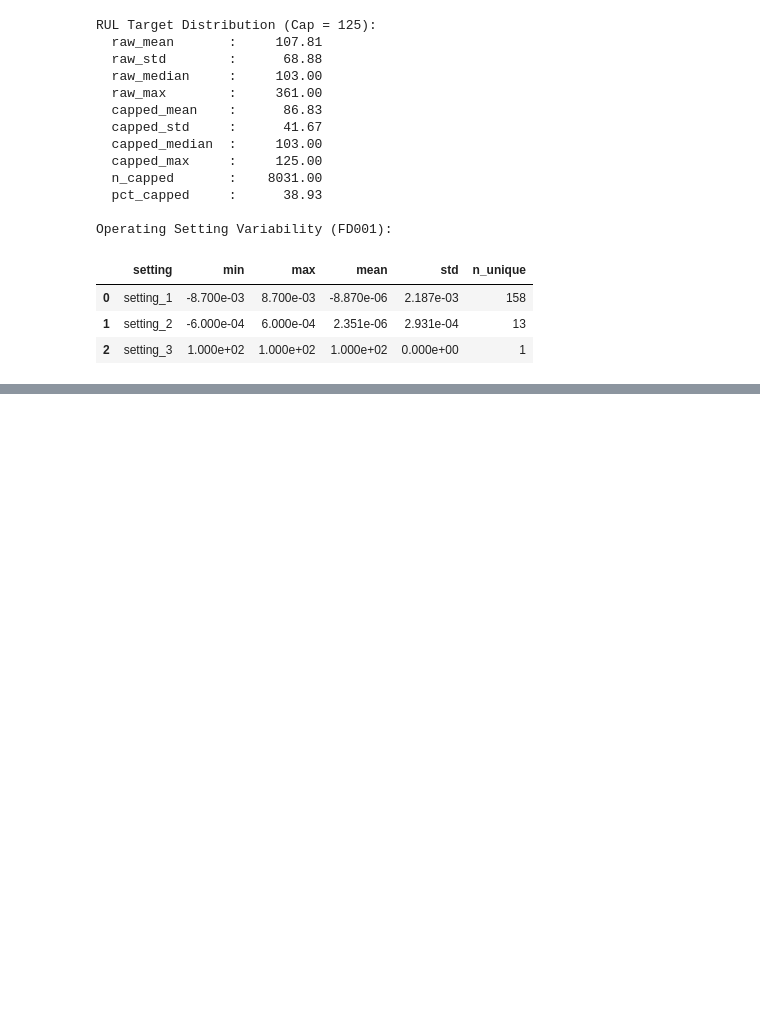
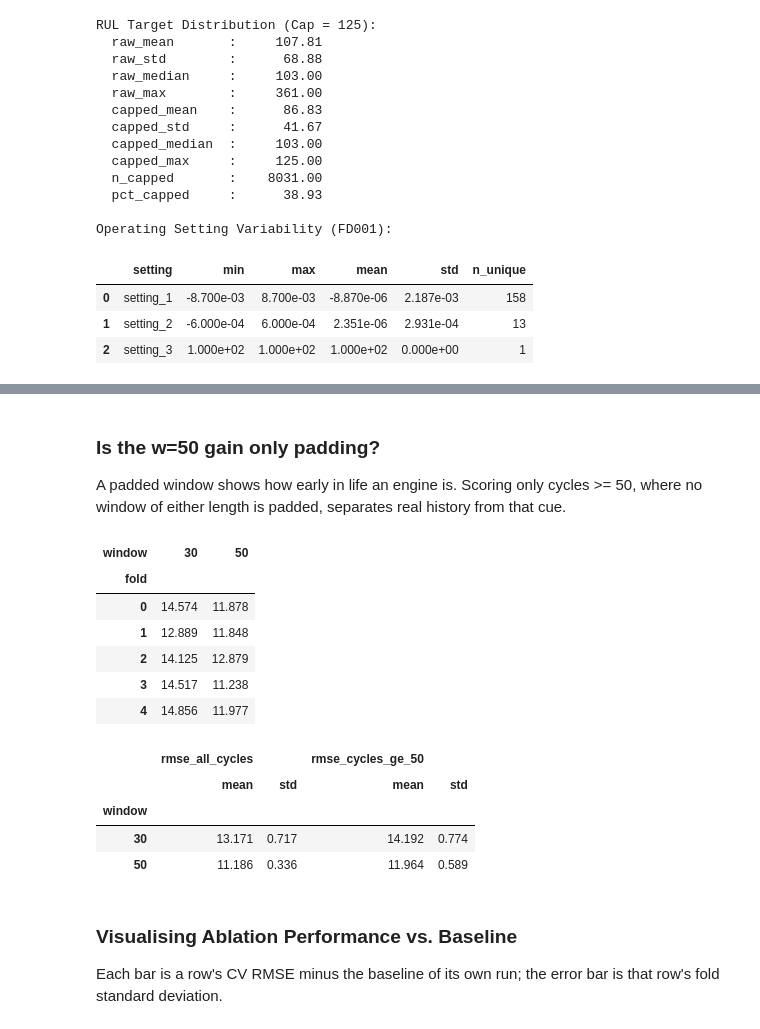
Before and after one commit to sarveshcore/t081-rul-prediction, a Jupyter notebook: notebooks/08_ablations.ipynb, the cells around one changed output, grey strips where cells are left out. Saved outputs shown, nothing was run; the diff lists cells and outputs as text; code cells hidden in the pictures; blank space fills up the shorter version.

```diff
--- a/notebooks/08_ablations.ipynb
+++ b/notebooks/08_ablations.ipynb
@@ -144,3 +144,26 @@ The blue dashed line and shaded area denote the baseline Transformer encoder ($1
+# %% [markdown]
+### Is the w=50 gain only padding?
+A padded window shows how early in life an engine is. Scoring only cycles >= 50, where no window of either length is padded, separates real history from that cue.
+# %%
+window_check = pd.read_csv(RESULTS / "ablation_window_unpadded.csv")
+display(window_check.pivot(index="fold", columns="window", values="rmse_cycles_ge_50"))
+window_check.groupby("window")[["rmse_all_cycles", "rmse_cycles_ge_50"]].agg(["mean", "std"])
+# %% [output]
+| window | 30 | 50 |
+| fold |  |  |
+| 0 | 14.574 | 11.878 |
+| 1 | 12.889 | 11.848 |
+| 2 | 14.125 | 12.879 |
+| 3 | 14.517 | 11.238 |
+| 4 | 14.856 | 11.977 |
+|  | rmse_all_cycles |  | rmse_cycles_ge_50 |  |
+|  | mean | std | mean | std |
+| window |  |  |  |  |
+| 30 | 13.171 | 0.717 | 14.192 | 0.774 |
+| 50 | 11.186 | 0.336 | 11.964 | 0.589 |
+# %% [markdown]
+### Visualising Ablation Performance vs. Baseline
+Each bar is a row's CV RMSE minus the baseline of its own run; the error bar is that row's fold standard deviation.
 # %%
 from scripts.plot_ablations import plot_ablations_comparison
 
```
Also changed, not shown: parts of 7 cells of this notebook, 11 other files.
